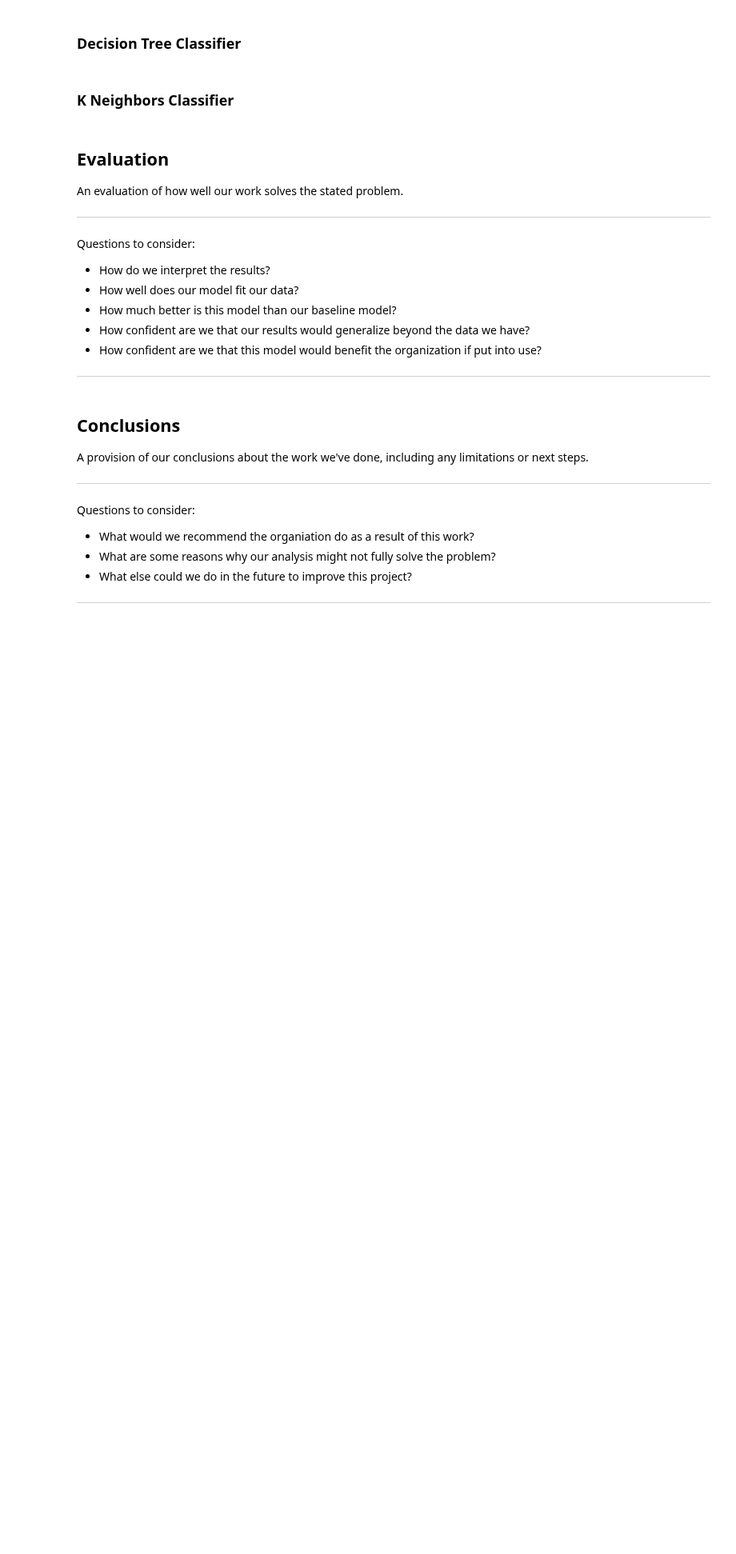
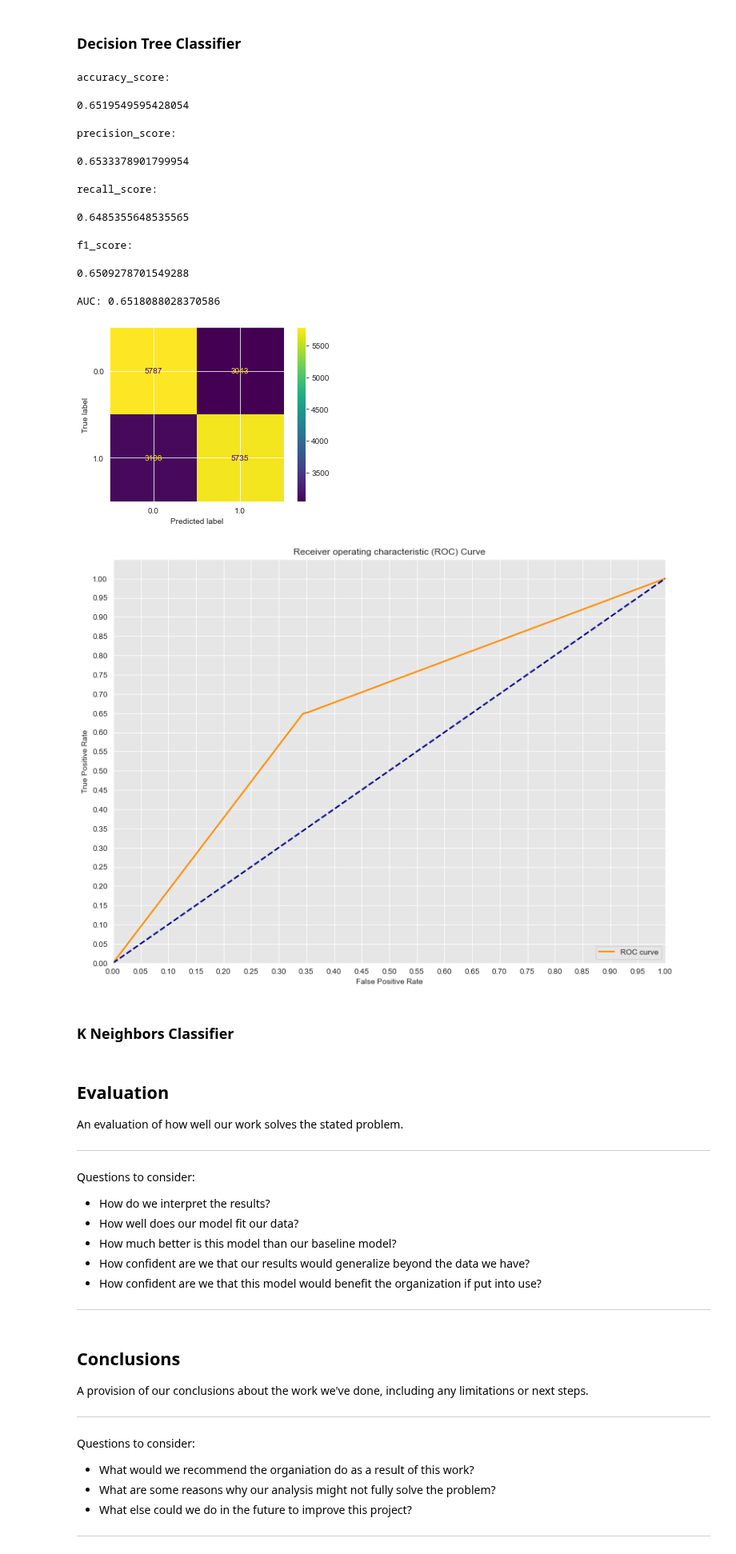
Before and after one commit to ChumpyDuelle/detecting-diabetes-with-machine-learning, a Jupyter notebook: detecting-diabetes-with-machine-learning.ipynb, the cells around one changed output. Shown at 80% size. Saved outputs shown, nothing was run; the diff lists cells and outputs as text; code cells hidden in the pictures; blank space fills up the shorter version.

```diff
--- a/detecting-diabetes-with-machine-learning.ipynb
+++ b/detecting-diabetes-with-machine-learning.ipynb
@@ -967,5 +979,21 @@ Beautiful. Now our evaluate function has everything we need to compare the model
 # %% [markdown]
 ### Decision Tree Classifier
+# %%
+dt = DecisionTreeClassifier(random_state = 42).fit(X = X_train_scaled, y = y_train)
+# %%
+evaluate(dt)
+# %% [output]
+accuracy_score:
+0.6519549595428054
+precision_score:
+0.6533378901799954
+recall_score:
+0.6485355648535565
+f1_score:
+0.6509278701549288
+AUC: 0.6518088028370586
+[figure, added]
+[figure, added]
 # %% [markdown]
 ### K Neighbors Classifier
 # %% [markdown]
```
Also changed, not shown: parts of 27 cells of this notebook.
